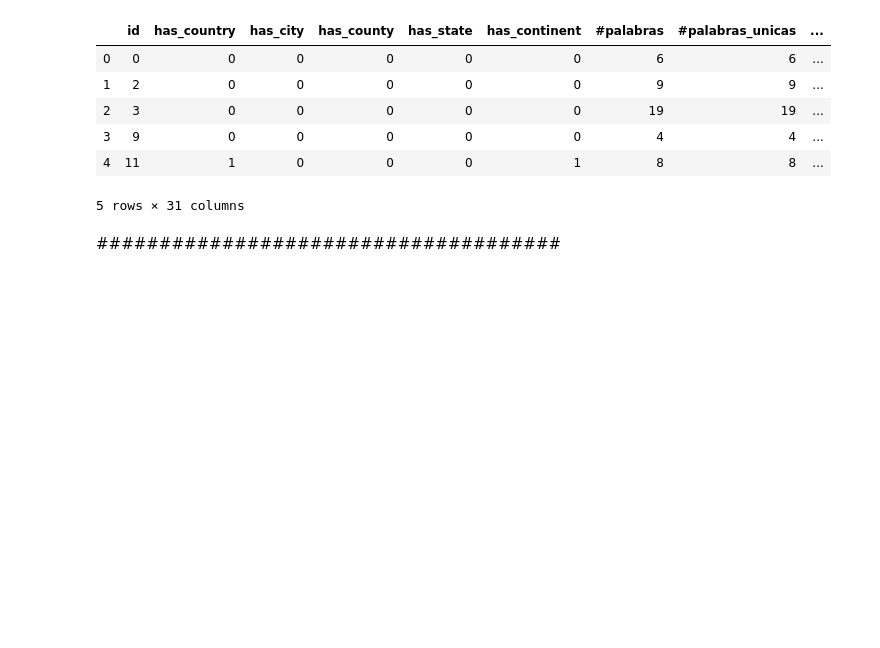
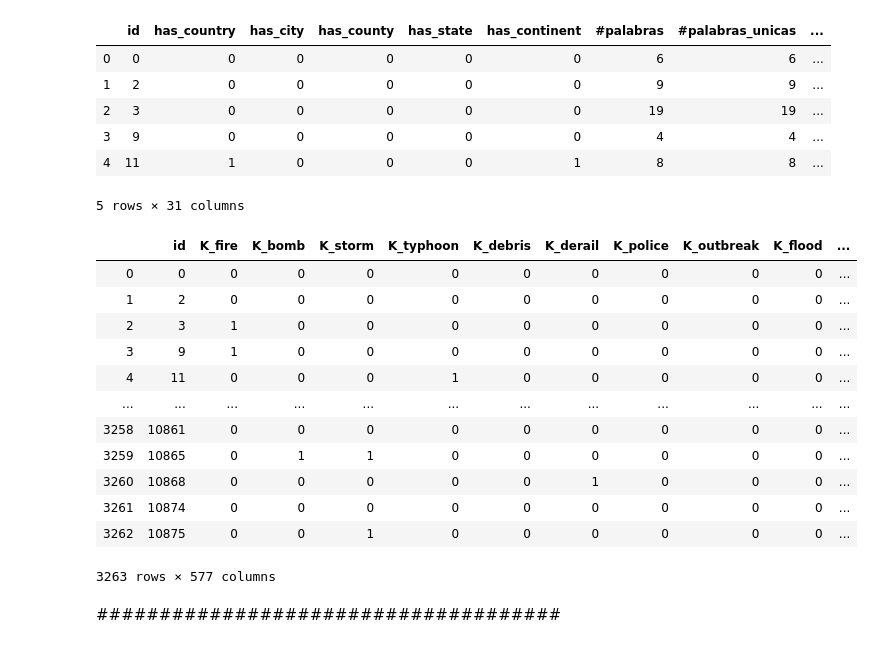
Before and after one commit to anichucai/7506-Datos-datos-tp2, a Jupyter notebook: Algoritmos.ipynb, the cells around one changed output. Drawn from its saved outputs; the diff is of its cells as text; code cells hidden in the pictures; blank space fills up the shorter version.

Commit message:
agrego features de decision tree a set de test para submit

```diff
--- a/Algoritmos.ipynb
+++ b/Algoritmos.ipynb
@@ -59,6 +57,23 @@ test_features.head()
 | 3 | 9 | 0 | 0 | 0 | 0 | 0 | 4 | 4 | ... |
 | 4 | 11 | 1 | 0 | 0 | 0 | 1 | 8 | 8 | ... |
 5 rows × 31 columns
+# %%
+test_features = pd.read_csv('feature_selection_on_test_DT').drop(columns='Unnamed: 0').fillna(0)
+test_features
+# %% [output]
+|  | id | K_fire | K_bomb | K_storm | K_typhoon | K_debris | K_derail | K_police | K_outbreak | K_flood | ... |
+| 0 | 0 | 0 | 0 | 0 | 0 | 0 | 0 | 0 | 0 | 0 | ... |
+| 1 | 2 | 0 | 0 | 0 | 0 | 0 | 0 | 0 | 0 | 0 | ... |
+| 2 | 3 | 1 | 0 | 0 | 0 | 0 | 0 | 0 | 0 | 0 | ... |
+| 3 | 9 | 1 | 0 | 0 | 0 | 0 | 0 | 0 | 0 | 0 | ... |
+| 4 | 11 | 0 | 0 | 0 | 1 | 0 | 0 | 0 | 0 | 0 | ... |
+| ... | ... | ... | ... | ... | ... | ... | ... | ... | ... | ... | ... |
+| 3258 | 10861 | 0 | 0 | 0 | 0 | 0 | 0 | 0 | 0 | 0 | ... |
+| 3259 | 10865 | 0 | 1 | 1 | 0 | 0 | 0 | 0 | 0 | 0 | ... |
+| 3260 | 10868 | 0 | 0 | 0 | 0 | 0 | 1 | 0 | 0 | 0 | ... |
+| 3261 | 10874 | 0 | 0 | 0 | 0 | 0 | 0 | 0 | 0 | 0 | ... |
+| 3262 | 10875 | 0 | 0 | 1 | 0 | 0 | 0 | 0 | 0 | 0 | ... |
+3263 rows × 577 columns
 # %% [markdown]
 #####################################
 # %%
```
Also changed, not shown: parts of 20 cells of this notebook, 7 other files.
